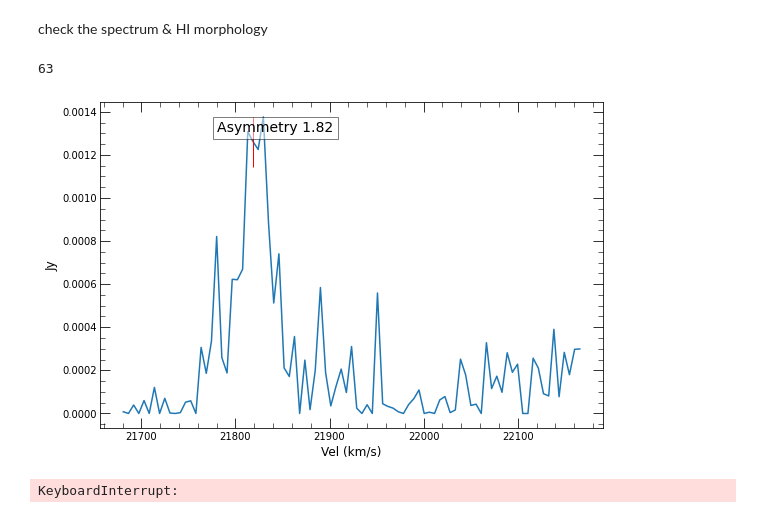
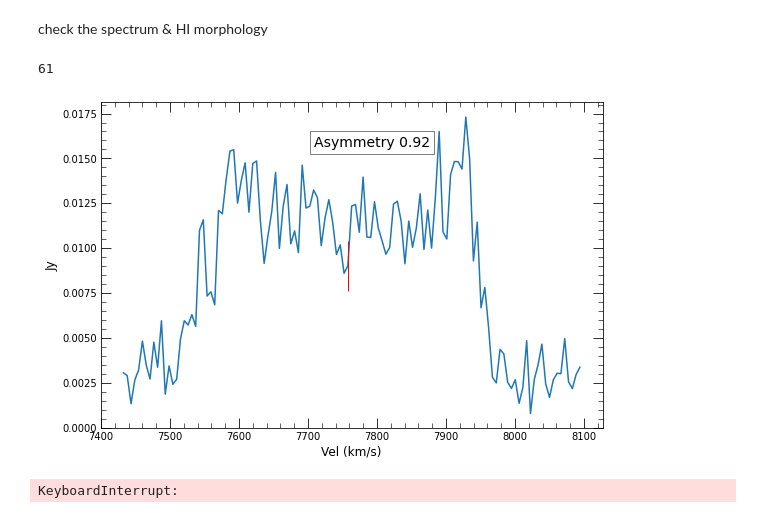
Before and after one commit to WendyDang/Mphys_HI, a Jupyter notebook: Asym_ratio_gene.ipynb, the cells around one changed output. Saved outputs shown, nothing was run; the diff lists cells and outputs as text; code cells hidden in the pictures.

```diff
--- a/Asym_ratio_gene.ipynb
+++ b/Asym_ratio_gene.ipynb
@@ -29,7 +29,7 @@ data1 = pd.read_csv(tab1, comment='#', sep='\t')
 data1['Name_copy'] = data1['Name']
 data1.set_index('Name', inplace=True)
 # %%
-cube_name = 'J095901.7+023700'
+cube_name = 'J100357.1+022505'
 freq=data1.loc[cube_name, 'freq']*10**9 # central frequency of the source in the cubelet
 cubelet=SpectralCube.read('/Users/apple/Documents/GitHub/Mphys_HI/COSMOS_r0p5/'+str(cube_name)+'.r0p5.fits')
 restfr=1420.405*10**6 #HI rest frequency in HZ
@@ -71,14 +71,14 @@ cube_20 = cubelet.convolve_to(beam)
 WARNING: PossiblySlowWarning: This function (<function BaseSpectralCube.convolve_to at 0x...>) requires loading the entire cube into memory and may therefore be slow. [spectral_cube.utils]
 # %%
 
-#subcube_20=cubelet[:,0:44,0:70]
+subcube_20=cube_20[:,0:70,0:58]
 
 # rms = subcube_20.std(axis=(1,2))
 # sigma=np.mean(rms.value)
 # print(sigma)
-sigma=5e-05
-include_mask = cube_20 > 3*sigma*cube_20.unit
-mask_cube = cube_20.with_mask(include_mask)
+sigma=10e-05
+include_mask = subcube_20 > 3*sigma*cubelet.unit
+mask_cube = subcube_20.with_mask(include_mask)
 #you can save the mask and examine it in ds9
 mask_cube.write('/Users/apple/Documents/GitHub/Mphys_HI/COSMOS_r0p5/'+str(cube_name)+'_revised_masked_cube.fits', format='fits',overwrite='True')
 # derive new spectrum
@@ -101,7 +101,7 @@ right_sum=0
 i_begin = 0
 
 
-spec_center=-19
+spec_center=-1
 
 i_mid = int(len(v_arr1)/2)-spec_center
 i_end = int(len(v_arr1))
@@ -121,35 +121,35 @@ plt.figure(figsize=(9,6))
 plt.plot(v_arr1, spectrum_new_jy_converted)
 #plt.plot(v_arr1, spectrum_jy, label='Spectrum_unmasked')
 #plt.plot([800, 25700], [0, 0],'k--')
 print(i_mid)
 
 plt.plot(v_arr1[i_mid], spectrum_new_jy_converted[i_mid], 'r|', markersize=50)
 
 plt.xlabel('Vel (km/s)', fontsize = 12)
 plt.ylabel('Jy', fontsize = 12)
 
 x_pos = 0.97 * (v_arr1[72] - v_arr1[0]) + v_arr1[0]  # 10% into the x-range
 y_pos = 0.95 * (max(spectrum_new_jy_converted) - min(spectrum_new_jy_converted))  # 10% into the y-range
 
 x_pos_ = 0.97 * (v_arr1[72] - v_arr1[0]) + v_arr1[0]  # 10% into the x-range
 y_pos_ = 0.85 * (max(spectrum_new_jy_converted) - min(spectrum_new_jy_converted))  # 10% into the y-range
 
 plt.text(x_pos, y_pos, 'Asymmetry ' +str(asymmetry), fontsize=14, bbox=dict(facecolor='white', alpha=0.5))
 
 
 plt.gca().xaxis.set_minor_locator(AutoMinorLocator())
 plt.gca().yaxis.set_minor_locator(AutoMinorLocator())
 plt.gca().tick_params(axis='both', which='major', direction='in', length=10, top=True, right=True)
 plt.gca().tick_params(axis='both', which='minor', direction='in', length=5, top=True, right=True)
 
 #plt.legend(loc=2, numpoints=1, prop={'size':12})
 
 plt.savefig('/Users/apple/Documents/GitHub/Mphys_HI/COSMOS_r0p5_spectrum/'+str(cube_name)+'_spectrum.pdf',format = 'pdf', bbox_inches = 'tight', transparent=True)
 
 plt.show()
 # %% [output]
-63
+61
-[figure, old version]
+[figure, new version]
 # %%
 tab1 = '/Users/apple/Documents/GitHub/Mphys_HI/COSMOS_32k_asy.txt'
 # Reading the data
```
Also changed, not shown: parts of 1 cell of this notebook.
